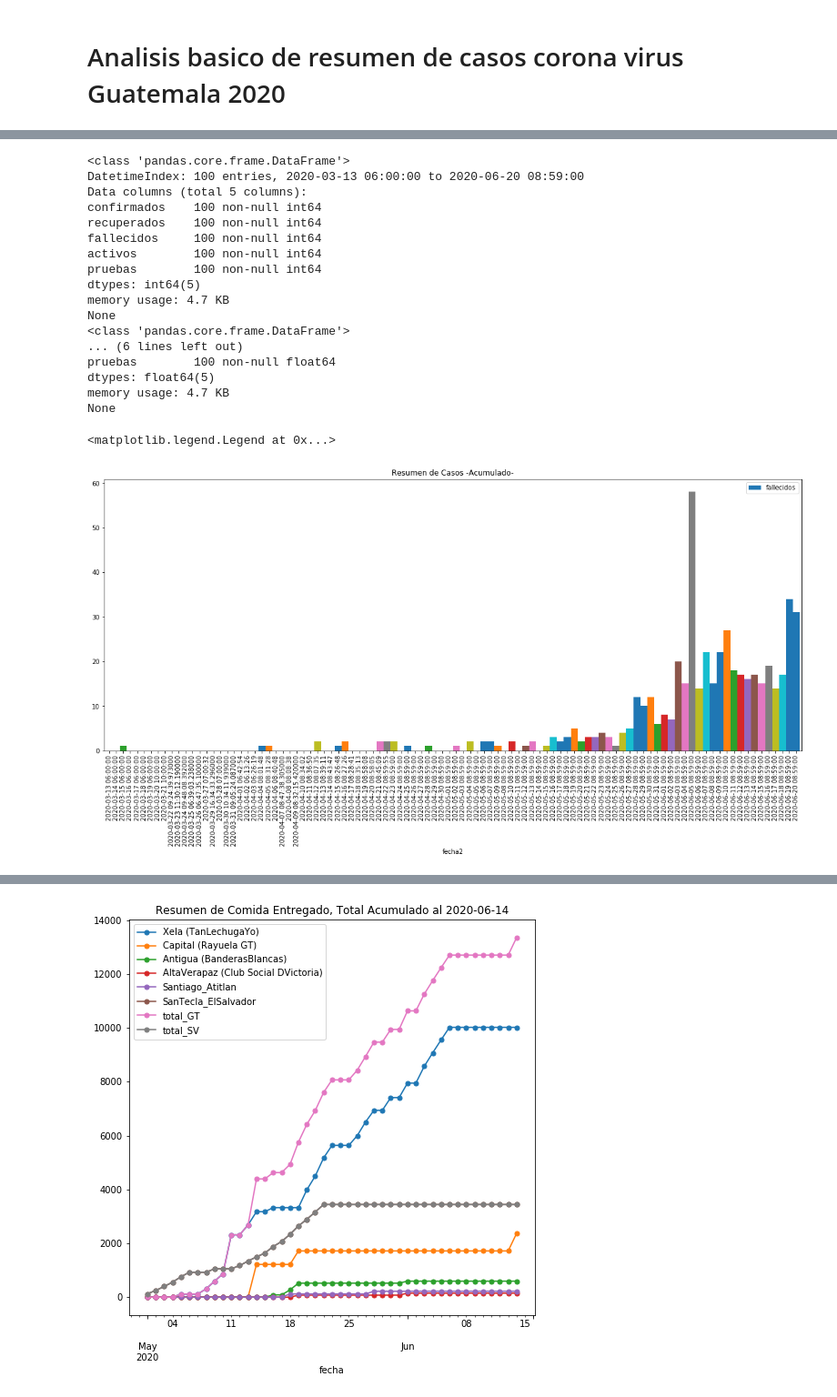
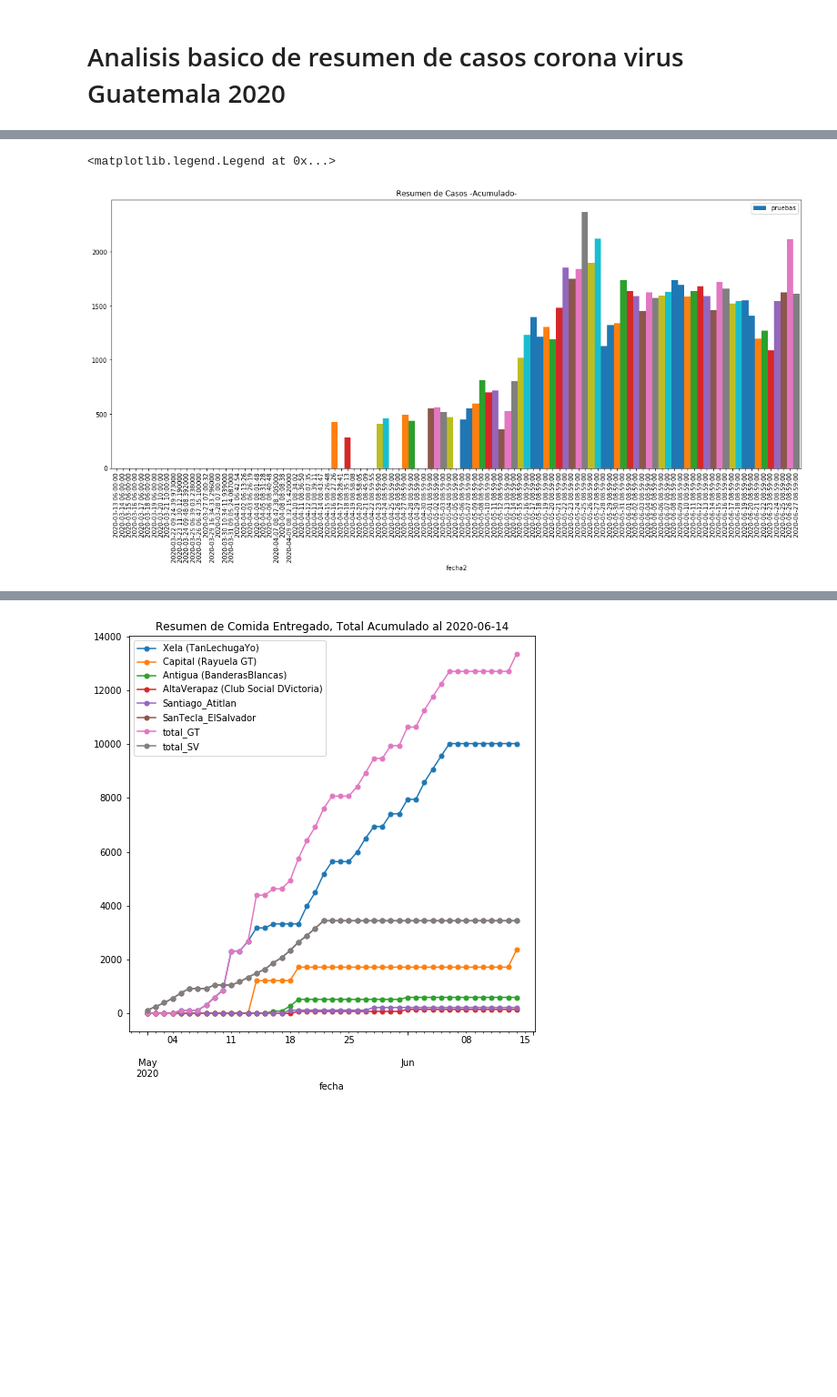
Before and after one commit to ncovgt2020/ncovgt2020, a Jupyter notebook: scripts/analisis_basico_casos.ipynb, the cells around one changed output, grey strips where cells are left out. Shown at 91% size. Drawn from its saved outputs; the diff is of its cells as text; code cells hidden in the pictures; blank space fills up the shorter version.

```diff
--- a/scripts/analisis_basico_casos.ipynb
+++ b/scripts/analisis_basico_casos.ipynb
@@ -66,37 +66,20 @@ None
 # %%
 fig1 = plt.figure(figsize=(20,8))
 fig1ax1 = fig1.add_subplot(1,1,1)
 fig1ax1.set_title('Resumen de Casos -Acumulado-')
 reversed_cumsum = casos-casos.shift(1).fillna(0)
 reversed_cumsum["fecha2"] = casos.index
 reversed_cumsum = reversed_cumsum.set_index(keys = 'fecha2', drop = True)
 
-print(casos.info())
-print(reversed_cumsum.info())
-reversed_cumsum["fallecidos"].plot.bar(ax = fig1ax1 , width = 1)
+#print(casos.info())
+#print(reversed_cumsum.info())
+reversed_cumsum["pruebas"].plot.bar(ax = fig1ax1 , width = 1)
 #casos["fallecidos"].plot(ax = fig1ax1 , marker=".",markersize=20, label="Fallecidos Acumulado")
 fig1ax1.legend(loc='best')
 #fig1ax1.grid()
 # %% [output]
-<class 'pandas.core.frame.DataFrame'>
-DatetimeIndex: 100 entries, 2020-03-13 06:00:00 to 2020-06-20 08:59:00
-Data columns (total 5 columns):
-confirmados    100 non-null int64
-recuperados    100 non-null int64
-fallecidos     100 non-null int64
-activos        100 non-null int64
-pruebas        100 non-null int64
-dtypes: int64(5)
-memory usage: 4.7 KB
-None
-<class 'pandas.core.frame.DataFrame'>
-... (6 lines left out)
-pruebas        100 non-null float64
-dtypes: float64(5)
-memory usage: 4.7 KB
-None
+<matplotlib.legend.Legend at 0x...>
-<matplotlib.legend.Legend at 0x...>
-[figure, old version]
+[figure, new version]
 # %%
 fig2 = plt.figure(figsize=(8,8))
 fig2ax1 = fig2.add_subplot(1,1,1)
```
Also changed, not shown: parts of 5 cells of this notebook, 28 other files.
